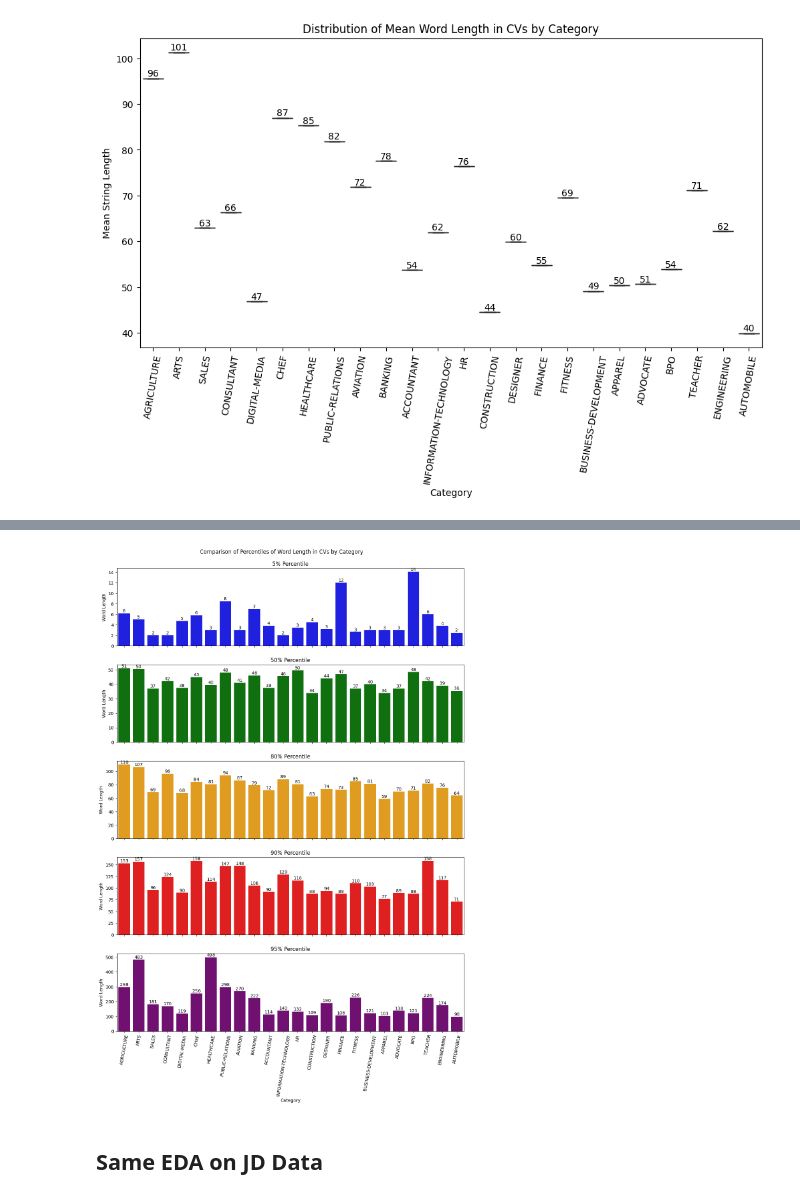
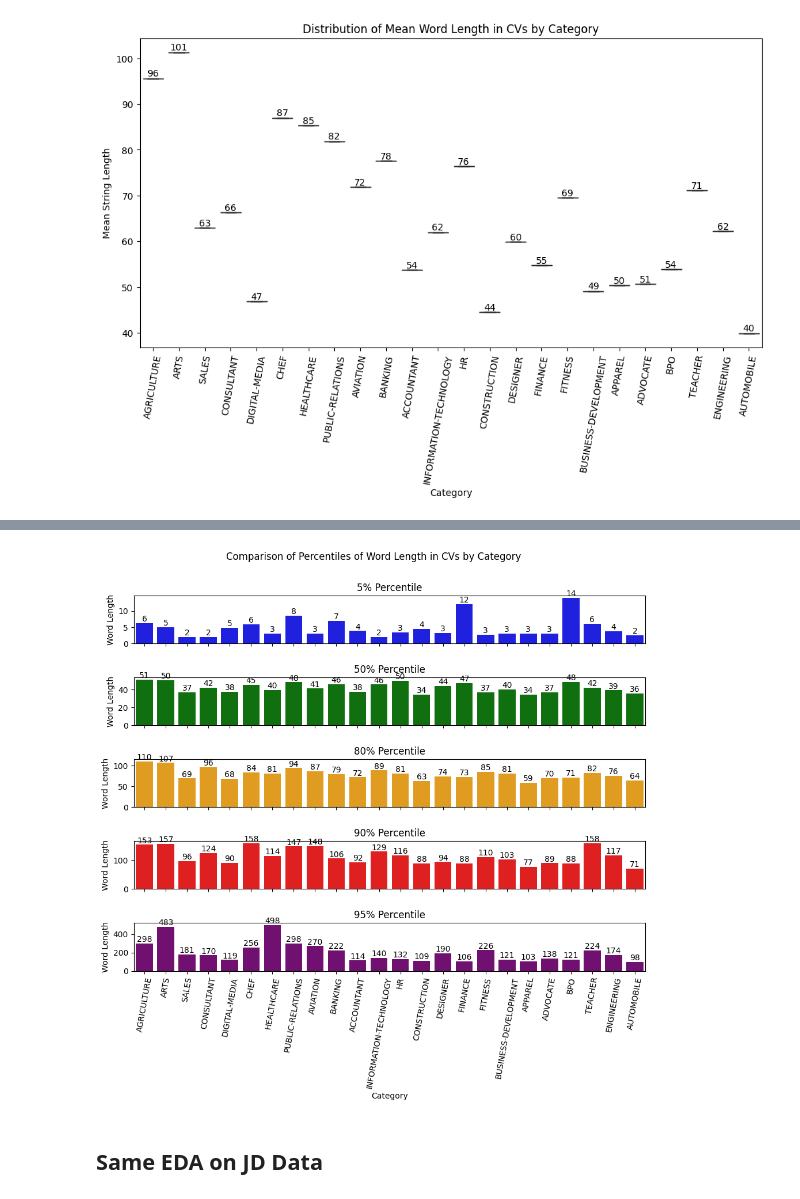
Before and after one commit to Henil-08/Parse-Resume, a Jupyter notebook: 02_EDA.ipynb, the cells around one changed output, grey strips where cells are left out. Saved outputs shown, nothing was run; the diff lists cells and outputs as text; code cells hidden in the pictures.

```diff
--- a/02_EDA.ipynb
+++ b/02_EDA.ipynb
@@ -285,34 +282,34 @@ plt.show();
 # %%
 # Create a 5x1 subplot
-fig, axes = plt.subplots(5, 1, figsize=(12, 18), sharex=True)
+fig, axes = plt.subplots(5, 1, figsize=(10, 10), sharex=True)
 
 percentiles = ['5%', '50%', '80%', '90%', '95%']
 colors = ['blue', 'green', 'orange', 'red', 'purple']
 
 for i, percentile in enumerate(percentiles):
     # Create a bar plot for each percentile
     sns.barplot(data=stats_df, x='Category', y=percentile, color=colors[i], ax=axes[i])
 
     # Annotate the bars with actual values
     for index, row in stats_df.iterrows():
         value = row[percentile]
         axes[i].text(index, value, f'{round(value)}', ha='center', va='bottom', fontsize=10)
 
     axes[i].set_title(f'{percentile} Percentile')
     axes[i].set_ylabel('Word Length')
 
 # Set the common x-axis label and rotate x-axis ticks
 plt.xlabel('Category')
 plt.xticks(rotation=80)
 plt.suptitle('Comparison of Percentiles of Word Length in CVs by Category')
 
 # Adjust spacing between subplots
 plt.tight_layout(pad=2.0)
 
 # Show the plots
 plt.show();
 # %% [output]
-[figure, old version]
+[figure, new version]
 # %% [markdown]
 ## Same EDA on JD Data
 # %%
```
Also changed, not shown: parts of 4 cells of this notebook, 9 other files.
